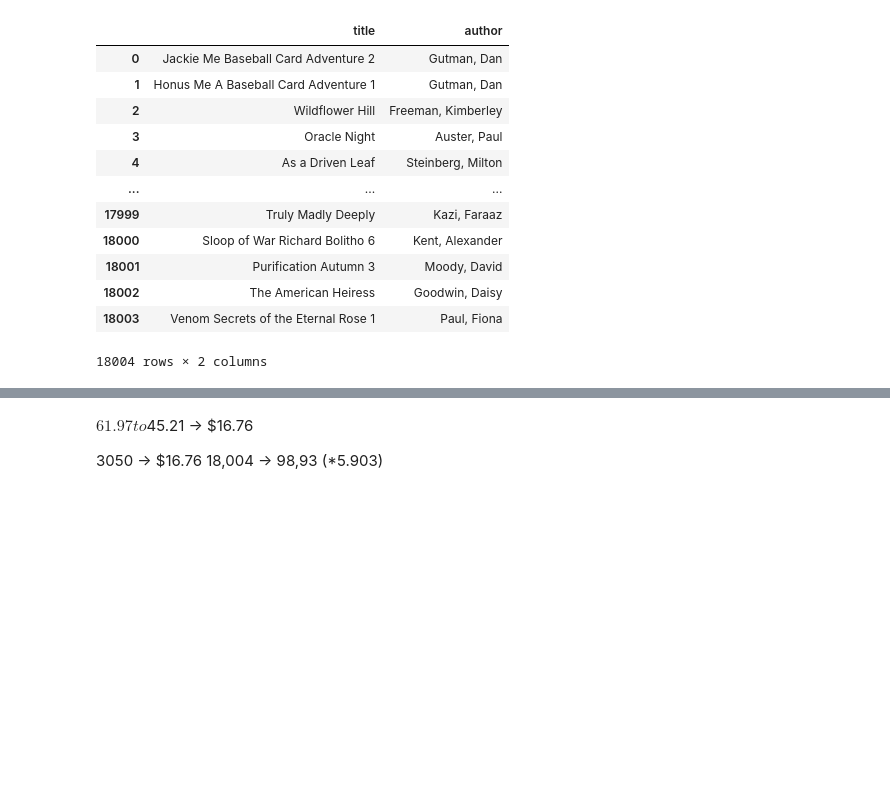
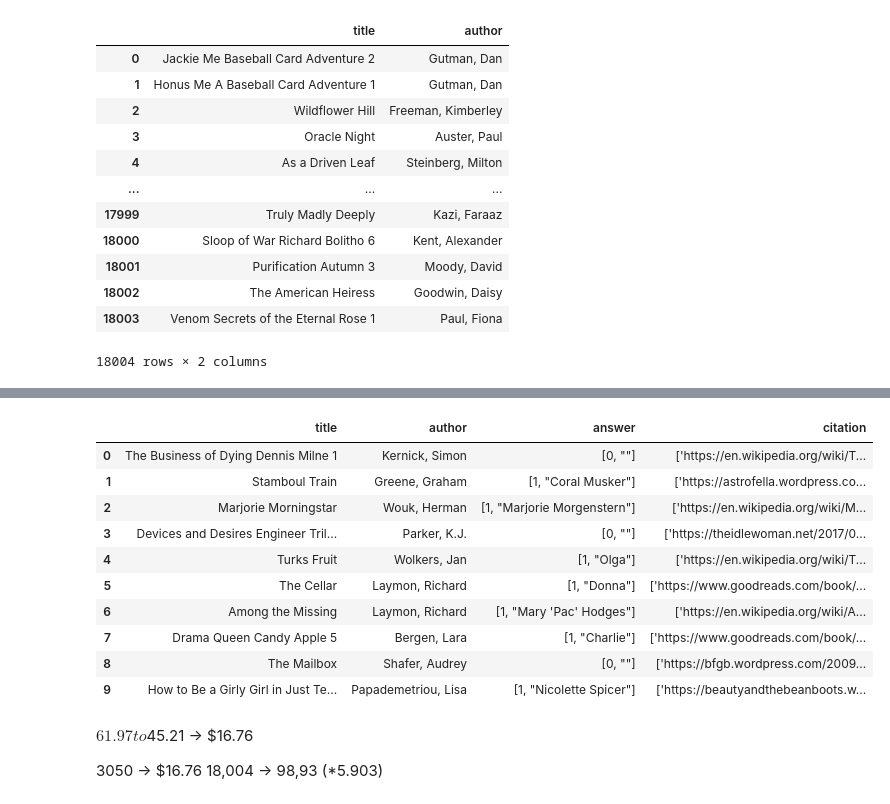
Before and after one commit to skratzke/thesis, a Jupyter notebook: 1 female main chars.ipynb, the cells around one changed output, grey strips where cells are left out. Cells and saved outputs as stored; diff of their text form; code cells hidden in the pictures; blank space fills up the shorter version.

```diff
--- a/1 female main chars.ipynb
+++ b/1 female main chars.ipynb
@@ -224,3 +216,18 @@ logging.info(f"Completed 3050 book requests in {execution_time:.2f} seconds.")
+# %%
+test = pd.read_csv('progress_fmc.csv')
+test
+# %% [output]
+|  | title | author | answer | citation |
+| 0 | The Business of Dying Dennis Milne 1 | Kernick, Simon | [0, ""] | ['https://en.wikipedia.org/wiki/T... |
+| 1 | Stamboul Train | Greene, Graham | [1, "Coral Musker"] | ['https://astrofella.wordpress.co... |
+| 2 | Marjorie Morningstar | Wouk, Herman | [1, "Marjorie Morgenstern"] | ['https://en.wikipedia.org/wiki/M... |
+| 3 | Devices and Desires Engineer Tril... | Parker, K.J. | [0, ""] | ['https://theidlewoman.net/2017/0... |
+| 4 | Turks Fruit | Wolkers, Jan | [1, "Olga"] | ['https://en.wikipedia.org/wiki/T... |
+| 5 | The Cellar | Laymon, Richard | [1, "Donna"] | ['https://www.goodreads.com/book/... |
+| 6 | Among the Missing | Laymon, Richard | [1, "Mary 'Pac' Hodges"] | ['https://en.wikipedia.org/wiki/A... |
+| 7 | Drama Queen Candy Apple 5 | Bergen, Lara | [1, "Charlie"] | ['https://www.goodreads.com/book/... |
+| 8 | The Mailbox | Shafer, Audrey | [0, ""] | ['https://bfgb.wordpress.com/2009... |
+| 9 | How to Be a Girly Girl in Just Te... | Papademetriou, Lisa | [1, "Nicolette Spicer"] | ['https://beautyandthebeanboots.w... |
 # %% [markdown]
 $61.97 to $45.21
 -> $16.76
```
Also changed, not shown: parts of 7 cells of this notebook, 5 other files.
